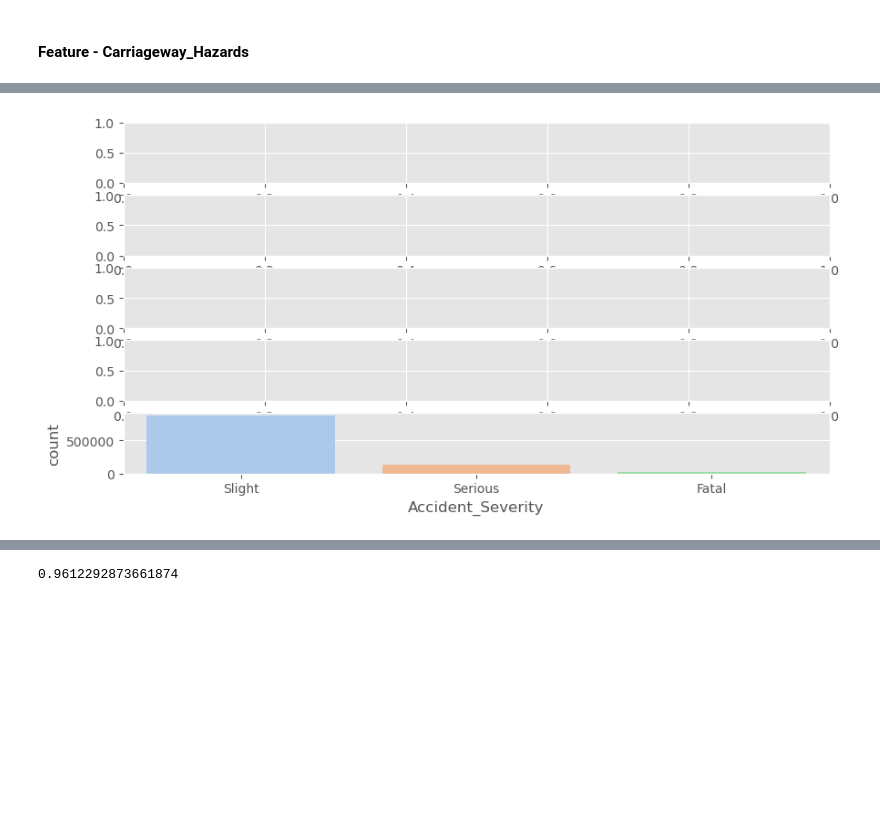
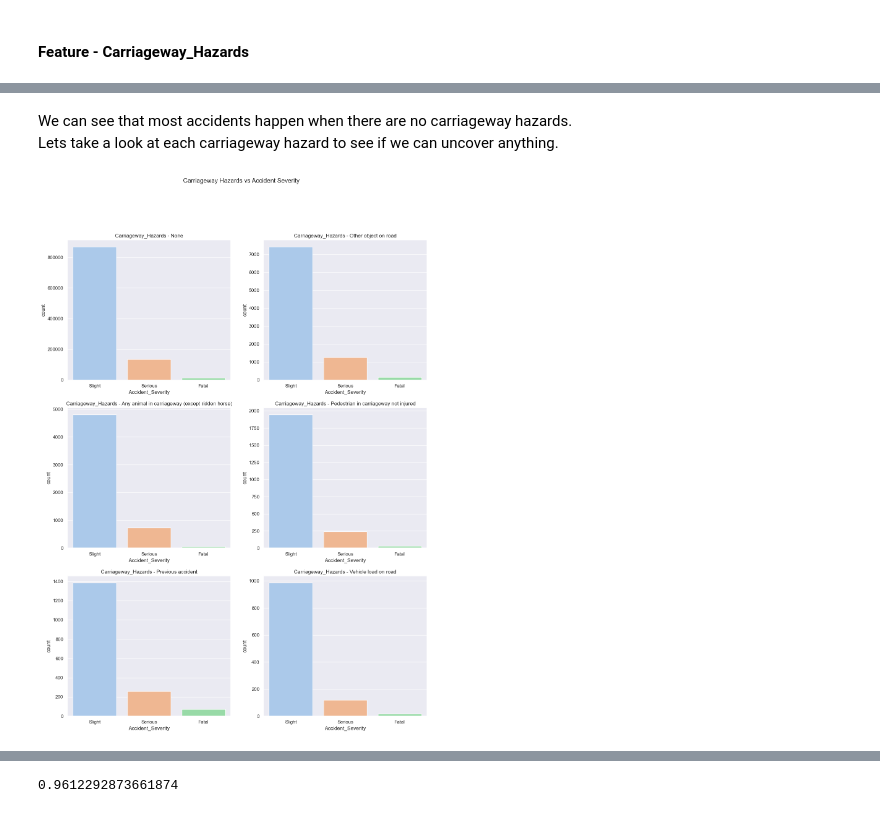
Before and after one commit to kmedri/-Omdena_Predicting_RTC_Severity_main, a Jupyter notebook: Group_1_Predicting_RTC_Severity/Predicting_RTC_Severity.ipynb, the cells around one changed output, grey strips where cells are left out. Saved outputs shown, nothing was run; the diff lists cells and outputs as text; code cells hidden in the pictures; blank space fills up the shorter version.

```diff
--- a/Group_1_Predicting_RTC_Severity/Predicting_RTC_Severity.ipynb
+++ b/Group_1_Predicting_RTC_Severity/Predicting_RTC_Severity.ipynb
@@ -229,8 +229,8 @@ from datetime import datetime
 import statistics
 
 # apply some cool styling
-plt.style.use("ggplot")
 rcParams['figure.figsize'] = (12,  6)
+sns.set(style='darkgrid', palette='pastel', font_scale=1)
 
 #  For showing all columns in Pandas
 pd.set_option('display.max_columns', None)
@@ -557,0 +525,6 @@ df_accident
+# %%
+# drop duplicated rows and reset index
+df_accident.drop_duplicates(inplace=True)
+df_accident.reset_index(inplace=True, drop=True)
+print(f'Number of duplicated rows:', df_accident.duplicated().sum())
+print(f'Rows and columns:', df_accident.shape)
@@ -659,35 +638,41 @@ chart = sns.countplot(
+# %% [markdown]
+We can see that most accidents happen when there are no carriageway hazards.
+Lets take a look at each carriageway hazard to see if we can uncover anything.
 # %%
-fig, axs = plt.subplots(5, 1, figsize=(10, 5))
-# plt.figure(figsize=(10,5))
+fig, axs = plt.subplots(3, 2, figsize=(15, 20))
+fig.suptitle('Carriageway Hazards vs Accident Severity')
 
-graph = sns.countplot(
-    data=df_accident[df_accident['Carriageway_Hazards'] == 'None'],
+sns.countplot(
+    data=df_accident[df_accident['Carriageway_Hazards'] == 'None'], ax=axs[0, 0],
     x='Accident_Severity',
-    palette='pastel'
-)
-# sns.countplot(
-#     data=df_accident[df_accident['Carriageway_Hazards'] == 'Other object on road'], ax=axs[1],
-#     x='Accident_Severity',
-#     palette='pastel'
-# )
-# sns.countplot(
-#     data=df_accident[df_accident['Carriageway_Hazards'] == 'Any animal in carriageway (except ridden horse)'], ax=axs[2],
-#     x='Accident_Severity',
-#     palette='pastel'
-# )
-# sns.countplot(
-#     data=df_accident[df_accident['Carriageway_Hazards'] == 'Pedestrian in carriageway - not injured'], ax=axs[3],
-#     x='Accident_Severity',
-#     palette='pastel'
-# )
-# sns.countplot(
-#     data=df_accident[df_accident['Carriageway_Hazards'] == 'Vehicle load on road'], ax=axs[4],
-#     x='Accident_Severity',
-#     palette='pastel'
-# )
+    palette='pastel',
+              ).set(title='Carriageway_Hazards - None')
+sns.countplot(
+    data=df_accident[df_accident['Carriageway_Hazards'] == 'Other object on road'], ax=axs[0, 1],
+    x='Accident_Severity',
+    palette='pastel',
+              ).set(title='Carriageway_Hazards - Other object on road')
+sns.countplot(
+    data=df_accident[df_accident['Carriageway_Hazards'] == 'Any animal in carriageway (except ridden horse)'], ax=axs[1, 0],
+    x='Accident_Severity',
+    palette='pastel',
+              ).set(title='Carriageway_Hazards - Any animal in carriageway (except ridden horse)')
+sns.countplot(
+    data=df_accident[df_accident['Carriageway_Hazards'] == 'Pedestrian in carriageway - not injured'], ax=axs[1, 1],
+    x='Accident_Severity',
+    palette='pastel',
+              ).set(title='Carriageway_Hazards - Pedestrian in carriageway not injured')
+sns.countplot(
+    data=df_accident[df_accident['Carriageway_Hazards'] == 'Previous accident'], ax=axs[2, 0],
+    x='Accident_Severity',
+    palette='pastel',
+              ).set(title='Carriageway_Hazards - Previous accident')
+sns.countplot(
+    data=df_accident[df_accident['Carriageway_Hazards'] == 'Vehicle load on road'], ax=axs[2, 1],
+    x='Accident_Severity',
+    palette='pastel',
+              ).set(title='Carriageway_Hazards - Vehicle load on road')
 
-# graph.set_xticklabels(graph.get_xticklabels(), rotation=45, horizontalalignment='right')
-
-# None #don't show the label objects
+plt.show()
 # %% [output]
-[figure, old version]
+[figure, new version]
```
Also changed, not shown: parts of 49 cells of this notebook.
